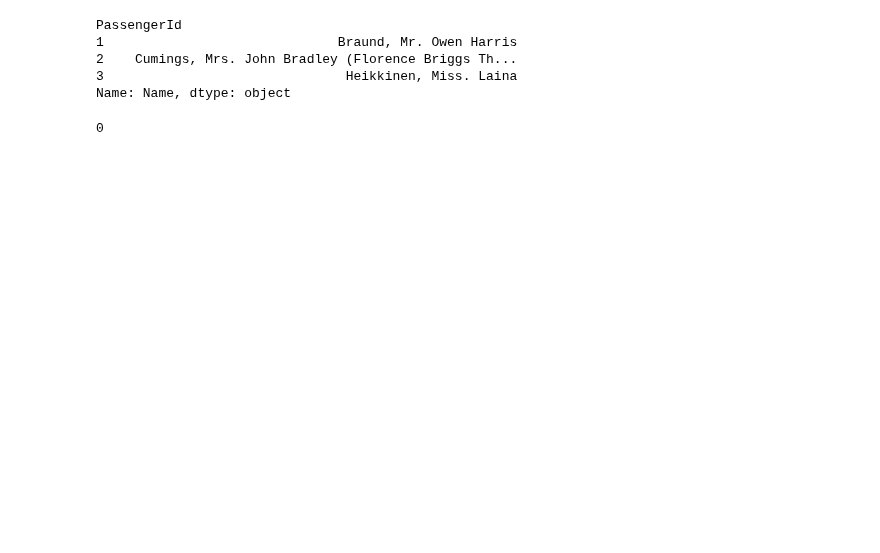
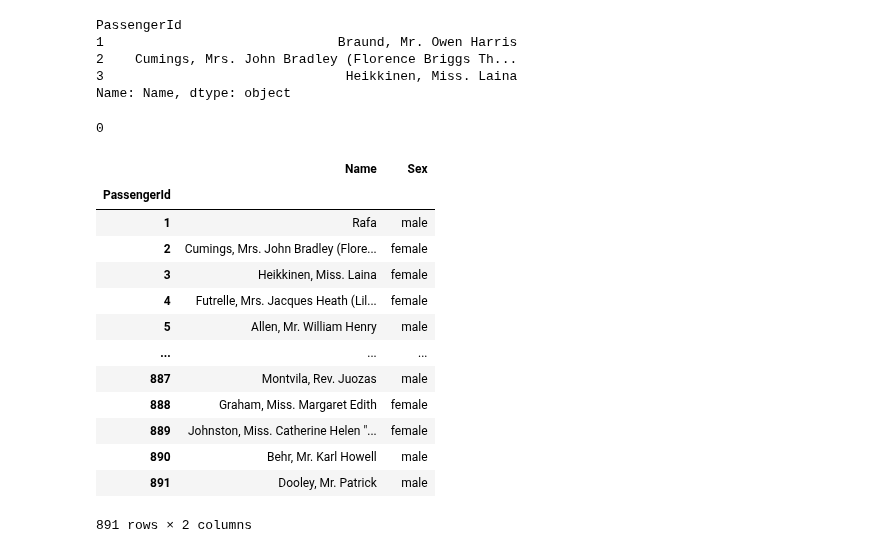
Before and after one commit to Argentan/DMA_LAB2, a Jupyter notebook: tutoriales/03_manejo_de_datos-pandas.ipynb, the cells around one changed output. Saved outputs shown, nothing was run; the diff lists cells and outputs as text; code cells hidden in the pictures; blank space fills up the shorter version.

```diff
--- a/tutoriales/03_manejo_de_datos-pandas.ipynb
+++ b/tutoriales/03_manejo_de_datos-pandas.ipynb
@@ -326,3 +340,22 @@ Name: Name, dtype: object
 data.loc[1, "Survived"]
 # %% [output]
 0
+# %%
+temp = data.loc[:, ["Name", "Sex"]]
+temp.loc[1, "Name"] = "Rafa"
+temp
+# %% [output]
+|  | Name | Sex |
+| PassengerId |  |  |
+| 1 | Rafa | male |
+| 2 | Cumings, Mrs. John Bradley (Flore... | female |
+| 3 | Heikkinen, Miss. Laina | female |
+| 4 | Futrelle, Mrs. Jacques Heath (Lil... | female |
+| 5 | Allen, Mr. William Henry | male |
+| ... | ... | ... |
+| 887 | Montvila, Rev. Juozas | male |
+| 888 | Graham, Miss. Margaret Edith | female |
+| 889 | Johnston, Miss. Catherine Helen "... | female |
+| 890 | Behr, Mr. Karl Howell | male |
+| 891 | Dooley, Mr. Patrick | male |
+891 rows × 2 columns
```
Also changed, not shown: parts of 34 cells of this notebook, 1 other file.
